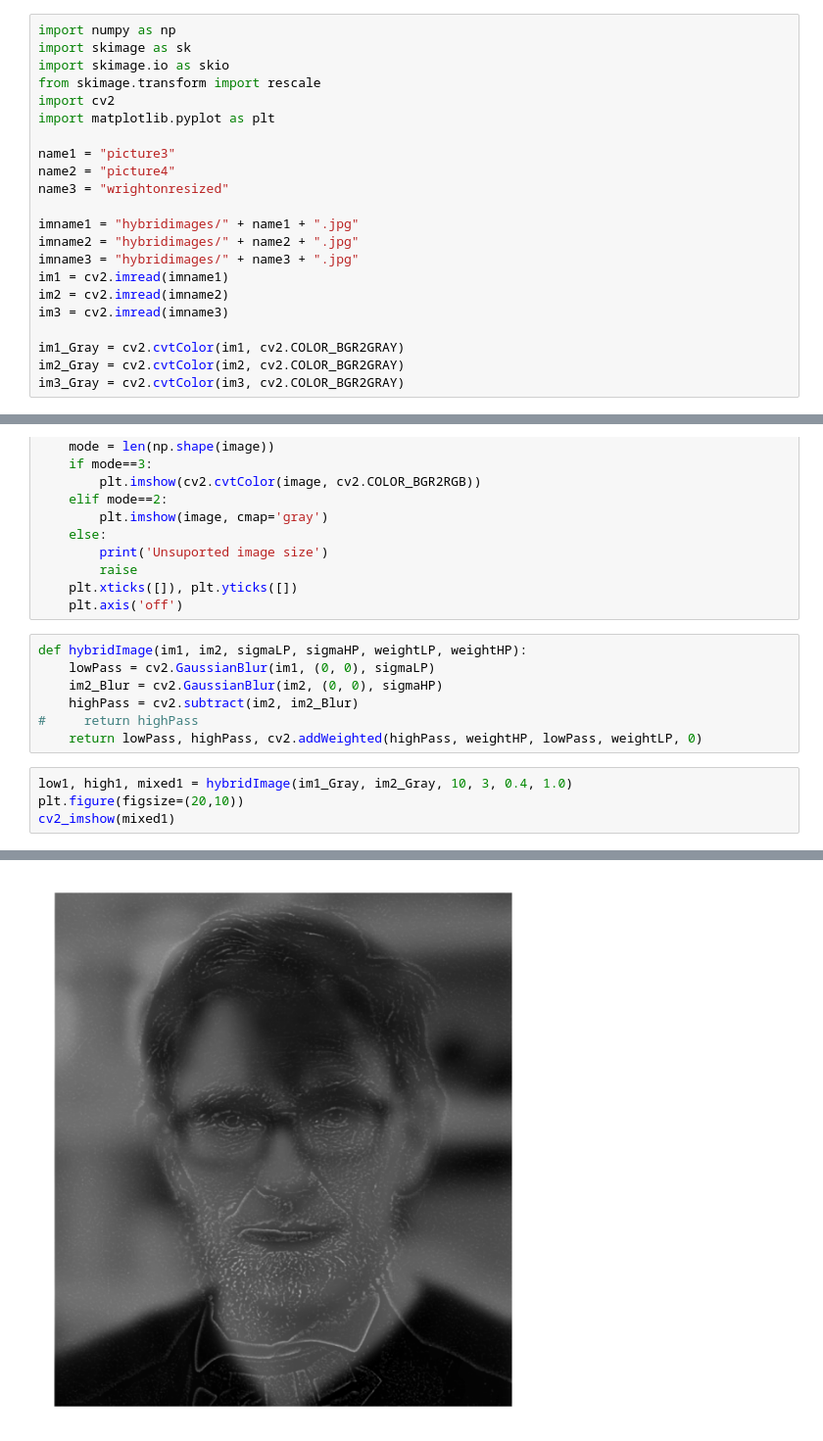
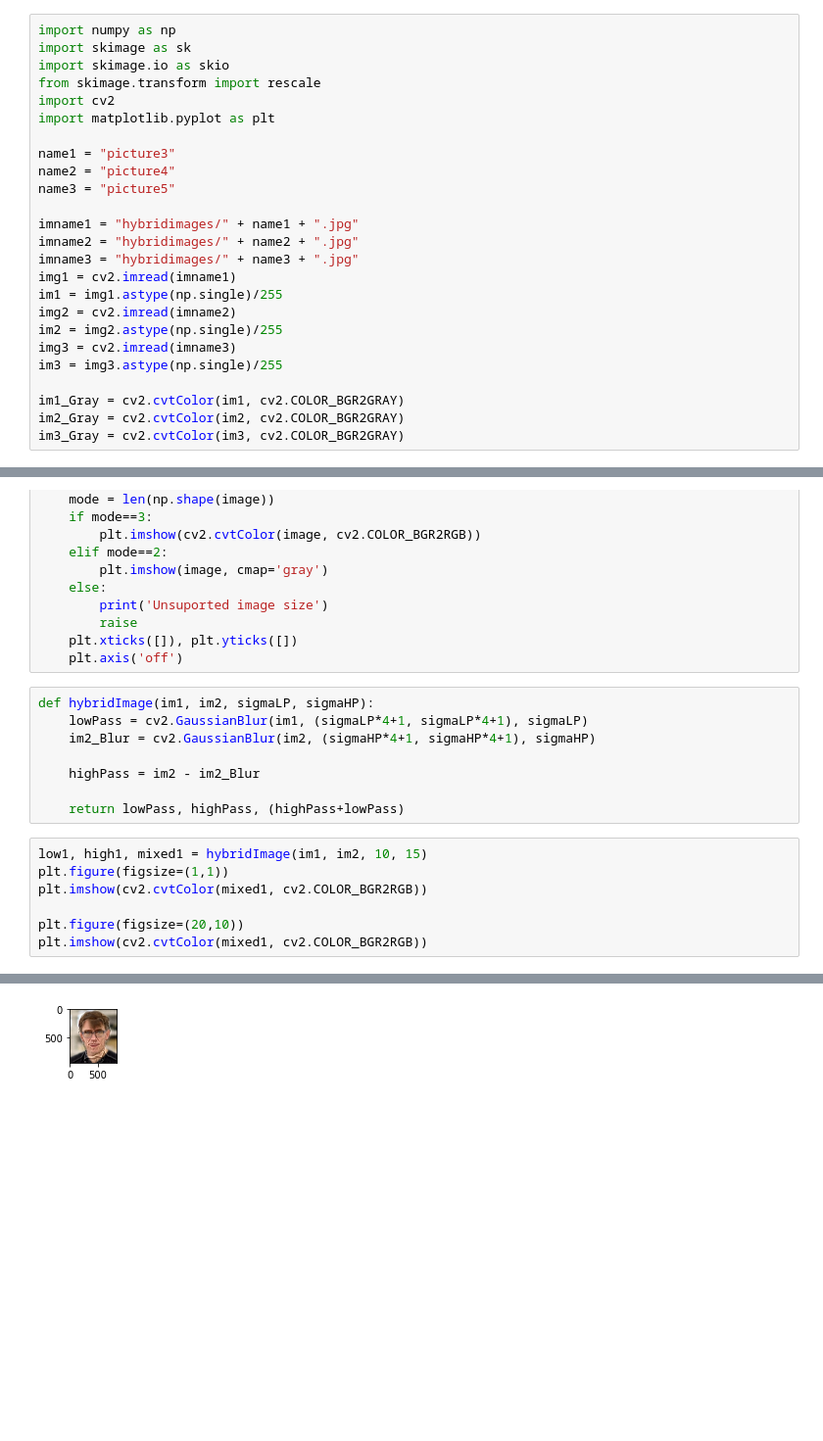
Before and after one commit to Shiv-Shah/CompPhoto_Project2_GWU, a Jupyter notebook: Project 2.ipynb, the cells around one changed output, grey strips where cells are left out. Shown at 98% size. Cells and saved outputs as stored; diff of their text form; blank space fills up the shorter version.

```diff
--- a/Project 2.ipynb
+++ b/Project 2.ipynb
@@ -8,14 +8,17 @@ import matplotlib.pyplot as plt
 
 name1 = "picture3"
 name2 = "picture4"
-name3 = "wrightonresized"
+name3 = "picture5"
 
 imname1 = "hybridimages/" + name1 + ".jpg"
 imname2 = "hybridimages/" + name2 + ".jpg"
 imname3 = "hybridimages/" + name3 + ".jpg"
-im1 = cv2.imread(imname1)
-im2 = cv2.imread(imname2)
-im3 = cv2.imread(imname3)
+img1 = cv2.imread(imname1)
+im1 = img1.astype(np.single)/255
+img2 = cv2.imread(imname2)
+im2 = img2.astype(np.single)/255
+img3 = cv2.imread(imname3)
+im3 = img3.astype(np.single)/255
 
 im1_Gray = cv2.cvtColor(im1, cv2.COLOR_BGR2GRAY)
 im2_Gray = cv2.cvtColor(im2, cv2.COLOR_BGR2GRAY)
@@ -35,14 +38,18 @@ def cv2_imshow(image):
     plt.xticks([]), plt.yticks([])
     plt.axis('off')
 # %%
-def hybridImage(im1, im2, sigmaLP, sigmaHP, weightLP, weightHP):
-    lowPass = cv2.GaussianBlur(im1, (0, 0), sigmaLP)
-    im2_Blur = cv2.GaussianBlur(im2, (0, 0), sigmaHP)
-    highPass = cv2.subtract(im2, im2_Blur)
-#     return highPass
-    return lowPass, highPass, cv2.addWeighted(highPass, weightHP, lowPass, weightLP, 0)
+def hybridImage(im1, im2, sigmaLP, sigmaHP):
+    lowPass = cv2.GaussianBlur(im1, (sigmaLP*4+1, sigmaLP*4+1), sigmaLP)
+    im2_Blur = cv2.GaussianBlur(im2, (sigmaHP*4+1, sigmaHP*4+1), sigmaHP)
+
+    highPass = im2 - im2_Blur
+
+    return lowPass, highPass, (highPass+lowPass)
 # %%
-low1, high1, mixed1 = hybridImage(im1_Gray, im2_Gray, 10, 3, 0.4, 1.0)
+low1, high1, mixed1 = hybridImage(im1, im2, 10, 15)
+plt.figure(figsize=(1,1))
+plt.imshow(cv2.cvtColor(mixed1, cv2.COLOR_BGR2RGB))
+
 plt.figure(figsize=(20,10))
-cv2_imshow(mixed1)
+plt.imshow(cv2.cvtColor(mixed1, cv2.COLOR_BGR2RGB))
 # %% [output]
@@ -50 +59 @@ cv2_imshow(mixed1)
-[figure, old version]
+[figure, new version]
```
Also changed, not shown: parts of 5 cells of this notebook, 1 other file.
